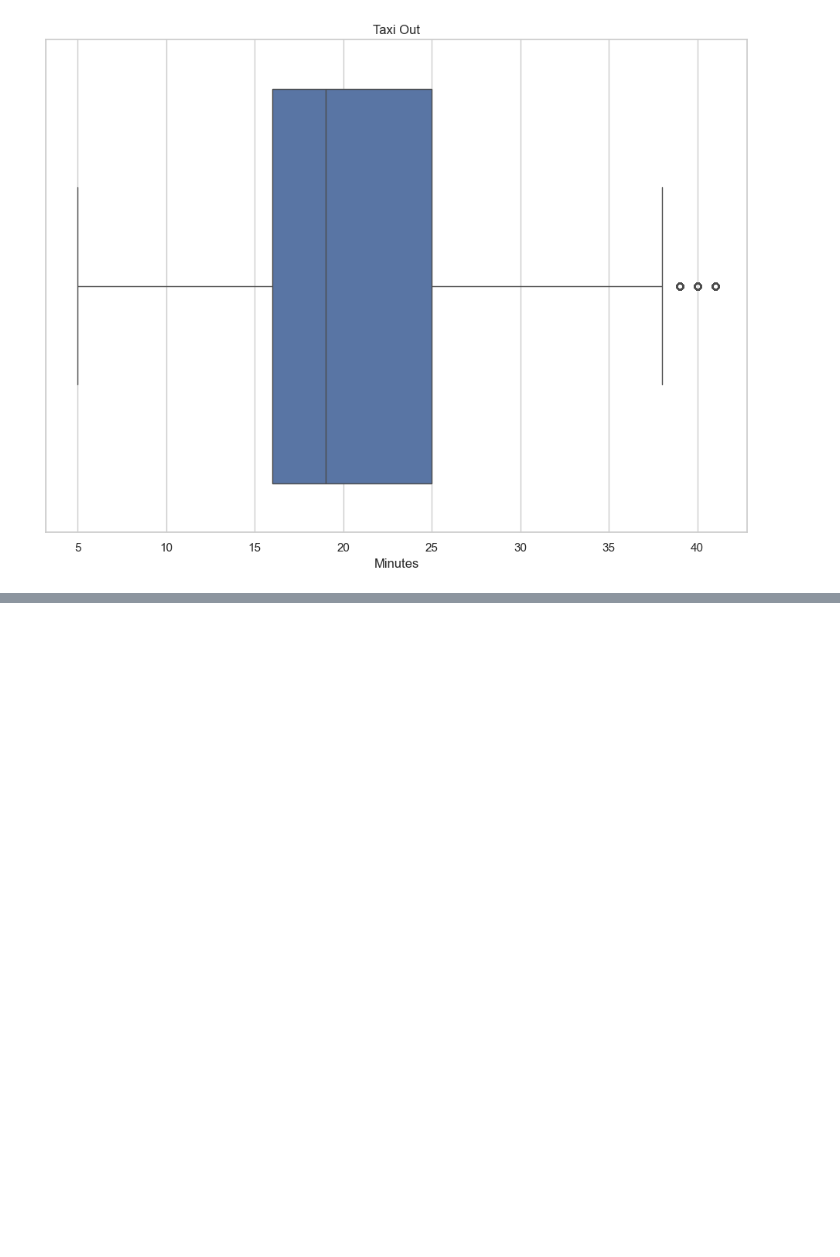
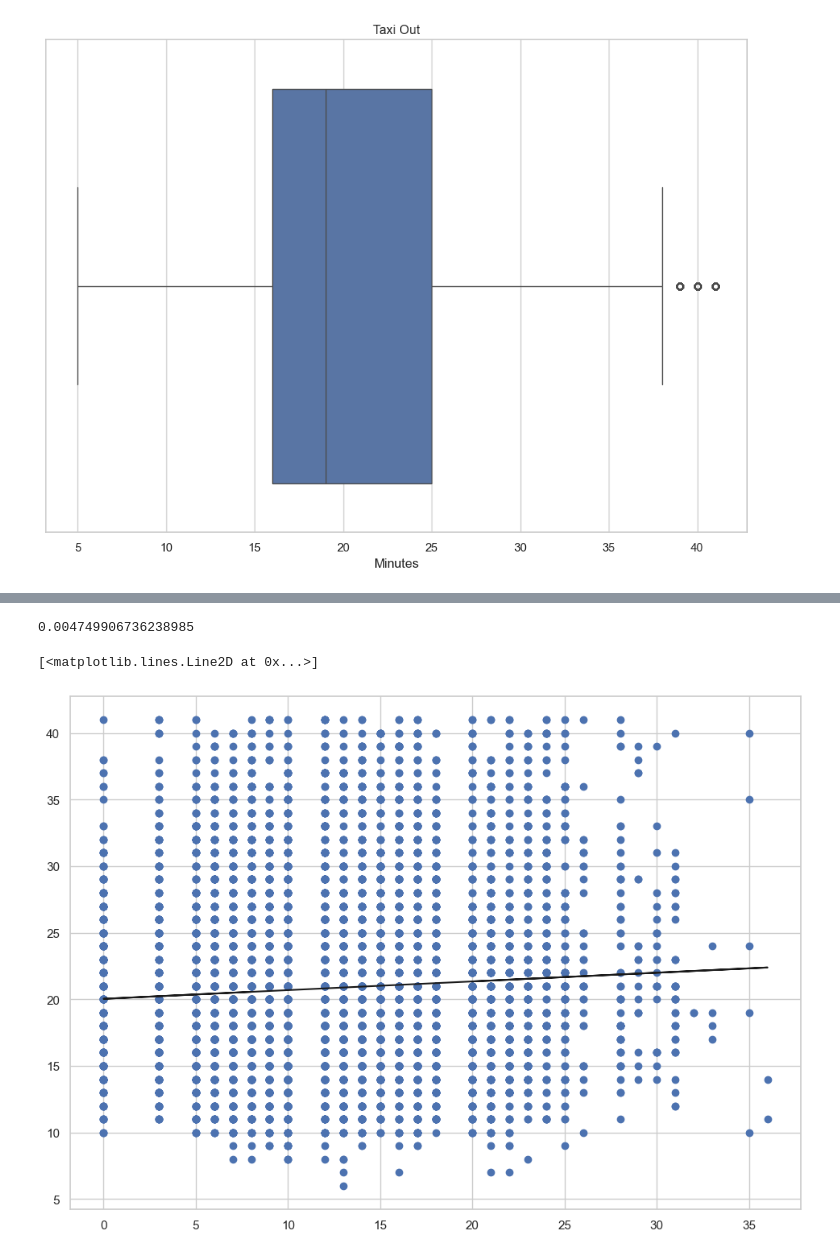
Before and after one commit to rulawrence/TDARuby, a Jupyter notebook: flights.ipynb, the cells around one changed output, grey strips where cells are left out. Saved outputs shown, nothing was run; the diff lists cells and outputs as text; code cells hidden in the pictures; blank space fills up the shorter version.

```diff
--- a/flights.ipynb
+++ b/flights.ipynb
@@ -174,8 +186,6 @@ Name: TAXI_OUT, dtype: float64
 # %%
 ### look for missing values and delete those rows of data
 df.isnull().sum()
-
-### binary regression
-
-### regression using all variables
+df2 = df.dropna(axis = 0, how = "any")
+df2.isnull().sum()
 # %% [output]
@@ -182,0 +228,18 @@ df.isnull().sum()
+# %%
+### binary regression
+
+X = df2['Wind Speed'].values.reshape(-1, 1)
+y = df2['TAXI_OUT'].values.reshape(-1, 1)
+X_train, X_test, y_train, y_test = train_test_split(X, y, test_size = 0.3)
+regr = LinearRegression()
+regr.fit(X_train, y_train)
+
+print(regr.score(X_test, y_test))
+
+y_pred = regr.predict(X_test)
+plt.scatter(X_test, y_test, color ='b')
+plt.plot(X_test, y_pred, color ='k')
+# %% [output]
+0.004749906736238985
+[<matplotlib.lines.Line2D at 0x...>]
+[figure, added]
```
Also changed, not shown: parts of 8 cells of this notebook, 6 other files.
